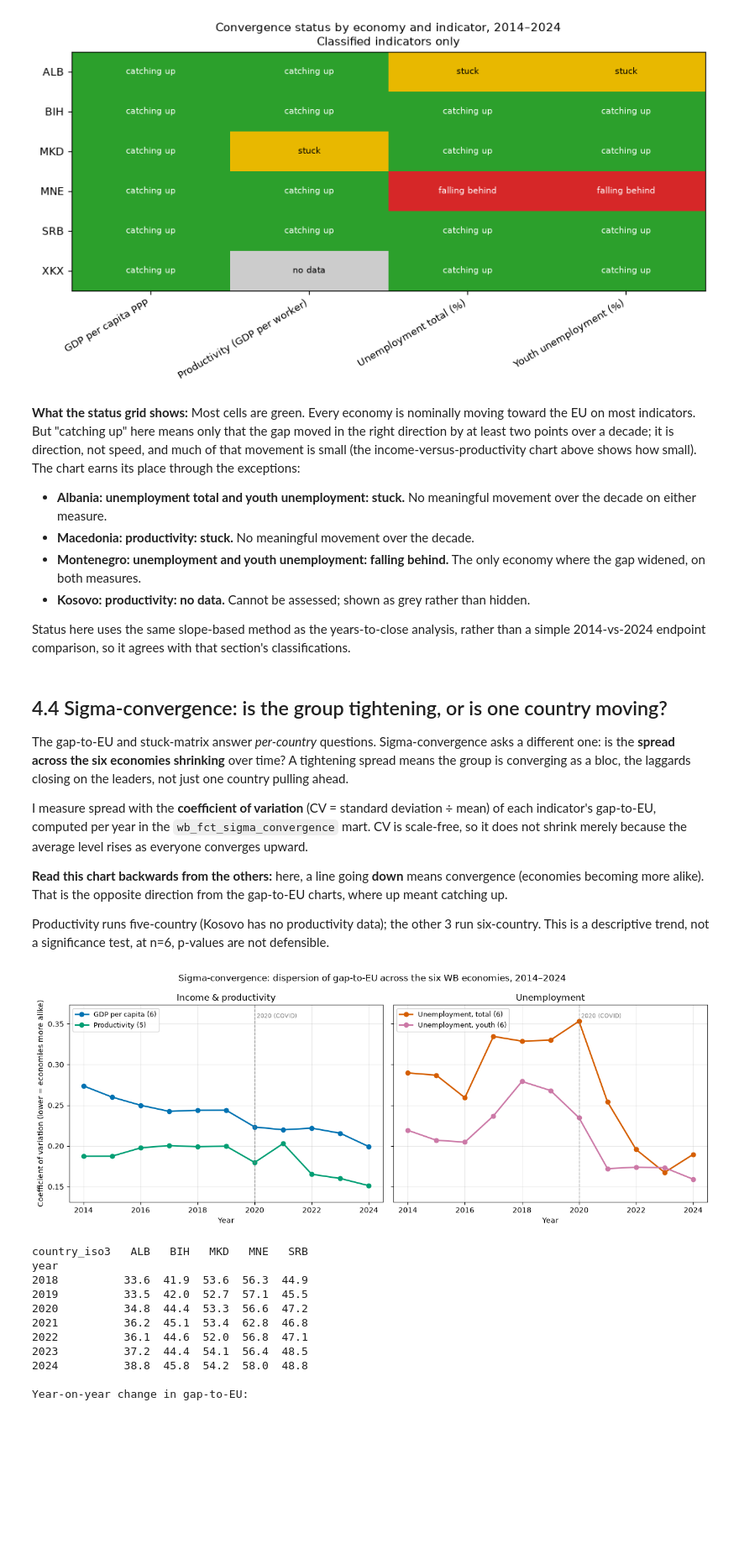
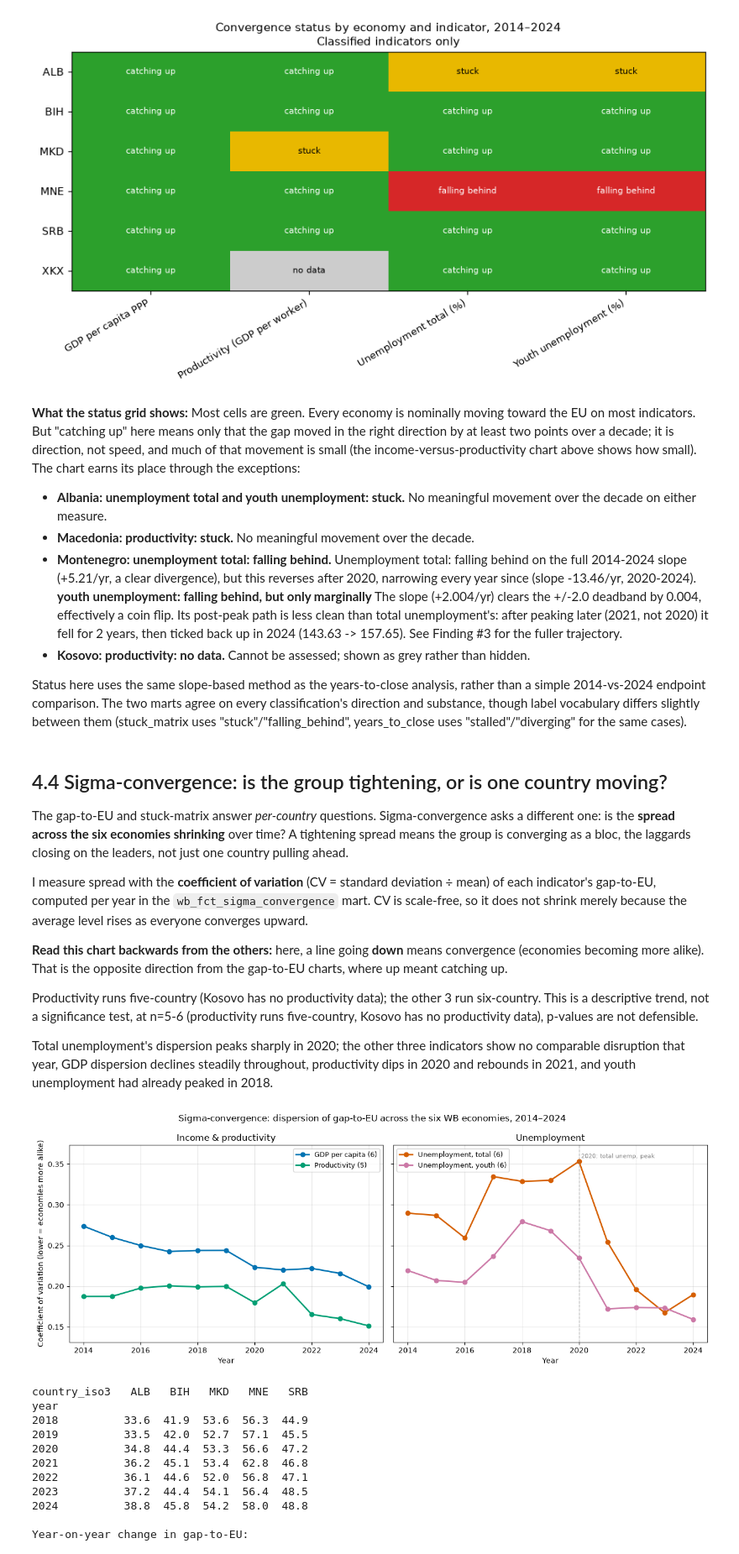
Before and after one commit to vesnamal/western-balkans-eu-convergence, a Jupyter notebook: notebooks/01_analysis.ipynb, the cells around one changed output. Shown at 84% size. Cells and saved outputs as stored; diff of their text form; code cells hidden in the pictures; blank space fills up the shorter version.

Commit message:
Correct notebook: Montenegro reversal, deadband ratio, years-to-close figures, governance rankings

```diff
--- a/notebooks/01_analysis.ipynb
+++ b/notebooks/01_analysis.ipynb
@@ -426,10 +440,11 @@ Most cells are green. Every economy is nominally moving toward the EU on most in
 
 - **Albania: unemployment total and youth unemployment: stuck.** No meaningful movement over the decade on either measure.
 - **Macedonia: productivity: stuck.** No meaningful movement over the decade.
-- **Montenegro: unemployment and youth unemployment: falling behind.** The only economy where the gap widened, on both measures.
+- **Montenegro: unemployment total: falling behind.** Unemployment total: falling behind on the full 2014-2024 slope (+5.21/yr, a clear divergence), but this reverses after 2020, narrowing every year since (slope -13.46/yr, 2020-2024). **youth unemployment: falling behind, but only marginally** The slope (+2.004/yr) clears the +/-2.0 deadband by 0.004, effectively a coin flip. Its post-peak path is less clean than total unemployment's: after peaking later (2021, not 2020) it fell for 2 years, then ticked back up in 2024 (143.63 -> 157.65). See Finding #3 for the fuller trajectory.
 - **Kosovo: productivity: no data.** Cannot be assessed; shown as grey rather than hidden.
 
-Status here uses the same slope-based method as the years-to-close analysis, rather than a simple 2014-vs-2024 endpoint comparison, so it agrees with that section's classifications.
+Status here uses the same slope-based method as the years-to-close analysis, rather than a simple 2014-vs-2024 endpoint comparison. The two marts agree on every classification's direction and substance, though label vocabulary
+differs slightly between them (stuck_matrix uses "stuck"/"falling_behind", years_to_close uses "stalled"/"diverging" for the same cases).
 # %% [markdown]
 ## 4.4 Sigma-convergence: is the group tightening, or is one country moving?
 
@@ -439,7 +454,10 @@ I measure spread with the **coefficient of variation** (CV = standard deviation
 
 **Read this chart backwards from the others:** here, a line going **down** means convergence (economies becoming more alike). That is the opposite direction from the gap-to-EU charts, where up meant catching up.
 
-Productivity runs five-country (Kosovo has no productivity data); the other 3 run six-country. This is a descriptive trend, not a significance test, at n=6, p-values are not defensible.
+Productivity runs five-country (Kosovo has no productivity data); the other 3 run six-country. This is a descriptive trend, not a significance test, at n=5-6 (productivity runs five-country, Kosovo has no productivity data), p-values are not defensible.
+
+Total unemployment's dispersion peaks sharply in 2020; the other three indicators show no comparable disruption that year, GDP dispersion declines steadily throughout, productivity dips in 2020 and rebounds in
+2021, and youth unemployment had already peaked in 2018.
 # %%
 import matplotlib.pyplot as plt
 
@@ -461,37 +479,39 @@ labels = {
 }
 
 panels = {
     "Income & productivity":  ["NY.GDP.PCAP.PP.KD", "SL.GDP.PCAP.EM.KD"],
     "Unemployment":           ["SL.UEM.TOTL.NE.ZS", "SL.UEM.1524.NE.ZS"],
 }
 
 # Shared y-limits across both panels so the two topics are visually comparable.
 ymin = sigma["cv_gap"].min() - 0.02
 ymax = sigma["cv_gap"].max() + 0.02
 
 fig, axes = plt.subplots(1, 2, figsize=(13, 5), sharey=True)
 
 for ax, (title, codes) in zip(axes, panels.items()):
     for code in codes:
         d = sigma[sigma["indicator_code"] == code].sort_values("year")
         ax.plot(d["year"], d["cv_gap"], marker="o", color=colours[code],
                 label=labels[code], linewidth=2)
-    # COVID marker: dispersion is visibly perturbed in 2020 across several series.
-    ax.axvline(2020, color="grey", linestyle="--", linewidth=1, alpha=0.6)
-    ax.text(2020, ymax - 0.01, " 2020 (COVID)", color="grey", fontsize=8, va="top")
+    if title == "Unemployment":
+        # Total unemployment dispersion peaks here (2020); youth unemployment
+        # peaked two years earlier (2018) and is already declining by 2020.
+        ax.axvline(2020, color="grey", linestyle="--", linewidth=1, alpha=0.6)
+        ax.text(2020, ymax - 0.01, " 2020: total unemp. peak", color="grey", fontsize=8, va="top")
     ax.set_title(title)
     ax.set_xlabel("Year")
     ax.set_ylim(ymin, ymax)
     ax.legend(fontsize=9)
     ax.grid(True, alpha=0.3)
 
 axes[0].set_ylabel("Coefficient of variation (lower = economies more alike)")
 fig.suptitle("Sigma-convergence: dispersion of gap-to-EU across the six WB economies, 2014–2024",
              fontsize=12)
 fig.tight_layout()
 plt.show()
 # %% [output]
-[figure, old version]
+[figure, new version]
 # %%
 # Which of the five economies drove the 2021 productivity-dispersion spike?
 # CV can't be decomposed into per-country shares, so I look directly at the
```
Also changed, not shown: parts of 18 cells of this notebook.
